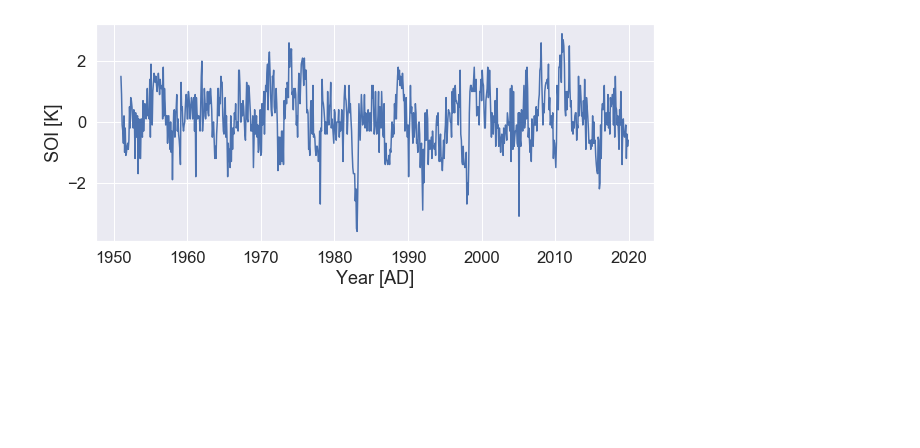
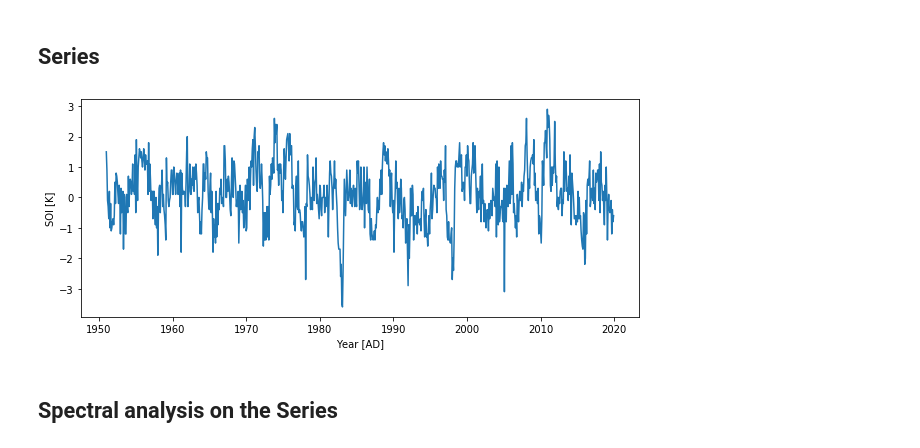
Before and after one commit to LinkedEarth/Pyleoclim_util, a Jupyter notebook: example_notebooks/api_examples.ipynb, the cells around one changed output. Cells and saved outputs as stored; diff of their text form; code cells hidden in the pictures; blank space fills up the shorter version.

```diff
--- a/example_notebooks/api_examples.ipynb
+++ b/example_notebooks/api_examples.ipynb
@@ -12,3 +9,5 @@ The autoreload extension is already loaded. To reload it, use:
+# %% [markdown]
+## Series
 # %%
 soi_data = examples.load_dataset('soi', skiprows=1)
 soi_data['Date'] = pd.to_datetime(soi_data['Date'], format='%Y%m')
@@ -18,9 +17,11 @@ Xo = soi_data['Value'].values
 # %%
 ts = pyleo.Series(time=to, value=Xo, time_name='Year', time_unit='AD', value_name='SOI', value_unit='K')
 # print(ts)
-fig, ax = ts.plot(sns_args={'style': 'darkgrid', 'font_scale': 1.5})
+fig, ax = ts.plot()
 # %% [output]
-[figure, old version]
+[figure, new version]
+# %% [markdown]
+## Spectral analysis on the Series
 # %%
 %%time
 psd = ts.spectral(args={'nMC': 0})
```
Also changed, not shown: parts of 11 cells of this notebook, 3 other files.
